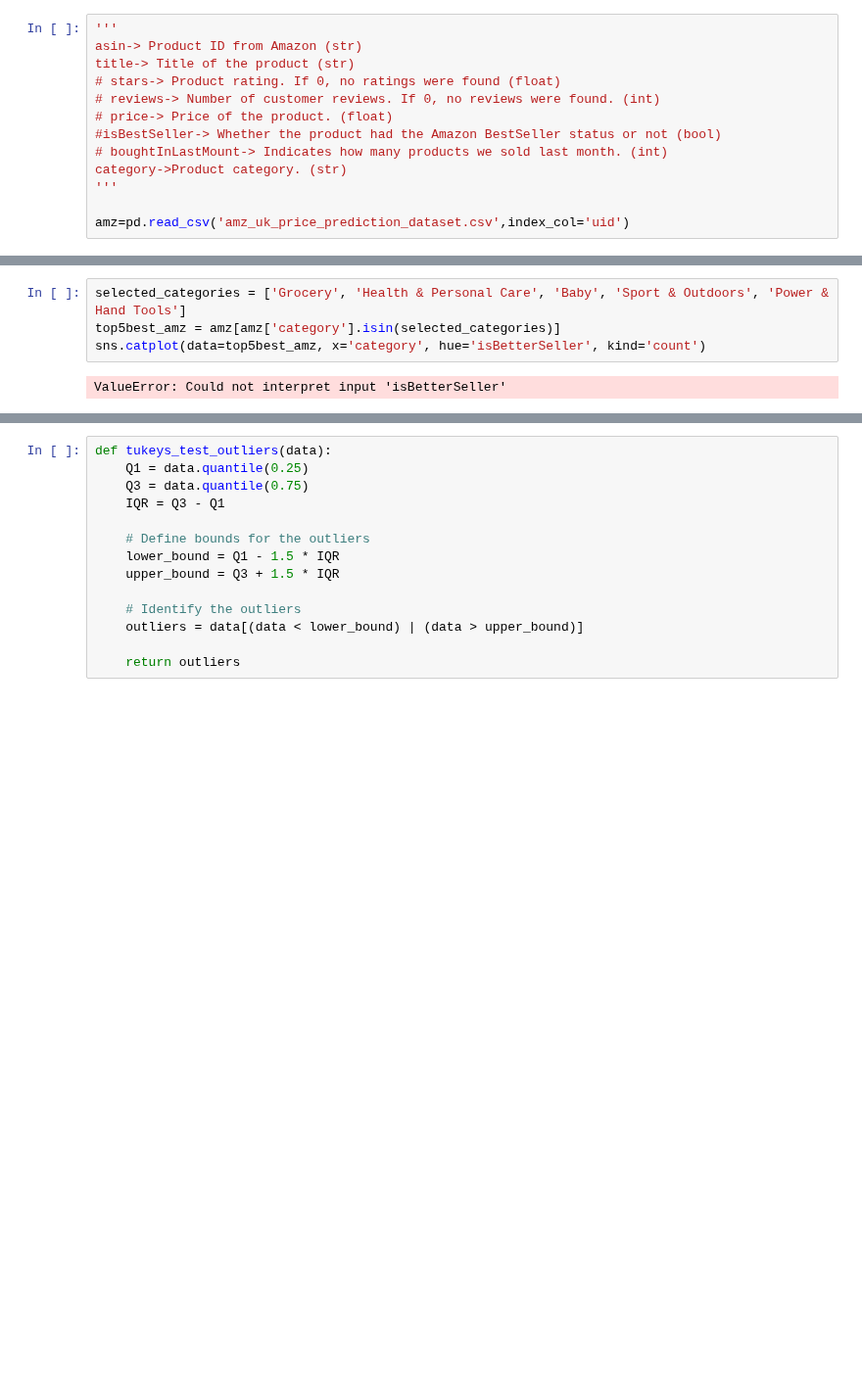
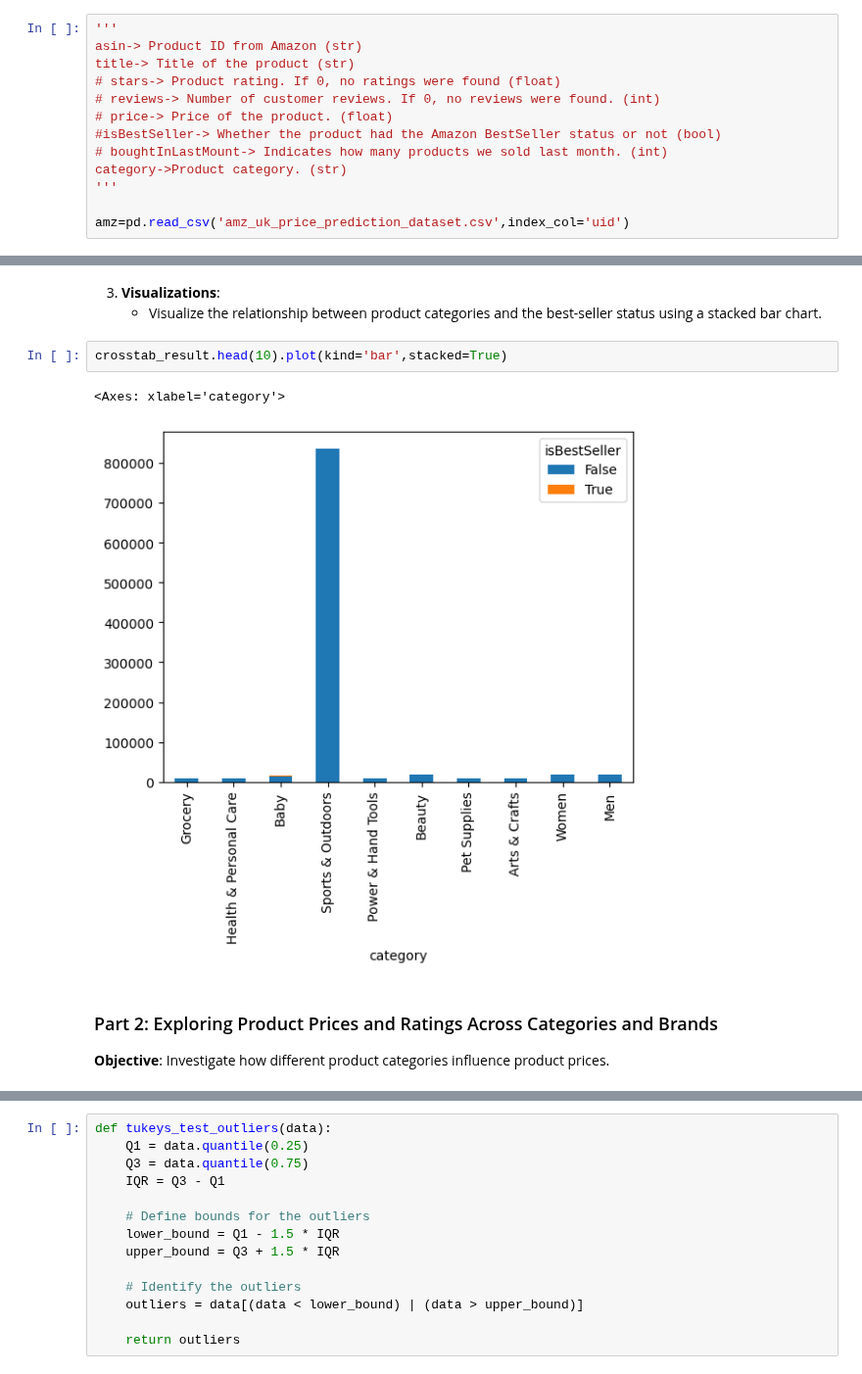
Before and after one commit to Federicosz/lab-eda-bivariate, a Jupyter notebook: FSZ_Solution.ipynb, the cells around one changed output, grey strips where cells are left out. Shown at 98% size. Saved outputs shown, nothing was run; the diff lists cells and outputs as text; blank space fills up the shorter version.

```diff
--- a/FSZ_Solution.ipynb
+++ b/FSZ_Solution.ipynb
@@ -74,7 +93,13 @@ association(crosstab_result, method="cramer")
-# %%
-selected_categories = ['Grocery', 'Health & Personal Care', 'Baby', 'Sport & Outdoors', 'Power & Hand Tools']
-top5best_amz = amz[amz['category'].isin(selected_categories)]
-sns.catplot(data=top5best_amz, x='category', hue='isBetterSeller', kind='count')
-# %% [output]
-ValueError: Could not interpret input 'isBetterSeller'
+# %% [markdown]
+3. **Visualizations**:
+	- Visualize the relationship between product categories and the best-seller status using a stacked bar chart.
+# %%
+crosstab_result.head(10).plot(kind='bar',stacked=True)
+# %% [output]
+<Axes: xlabel='category'>
+[figure, added]
+# %% [markdown]
+### Part 2: Exploring Product Prices and Ratings Across Categories and Brands
+
+**Objective**: Investigate how different product categories influence product prices.
 # %% [markdown]
```
Also changed, not shown: parts of 38 cells of this notebook.
